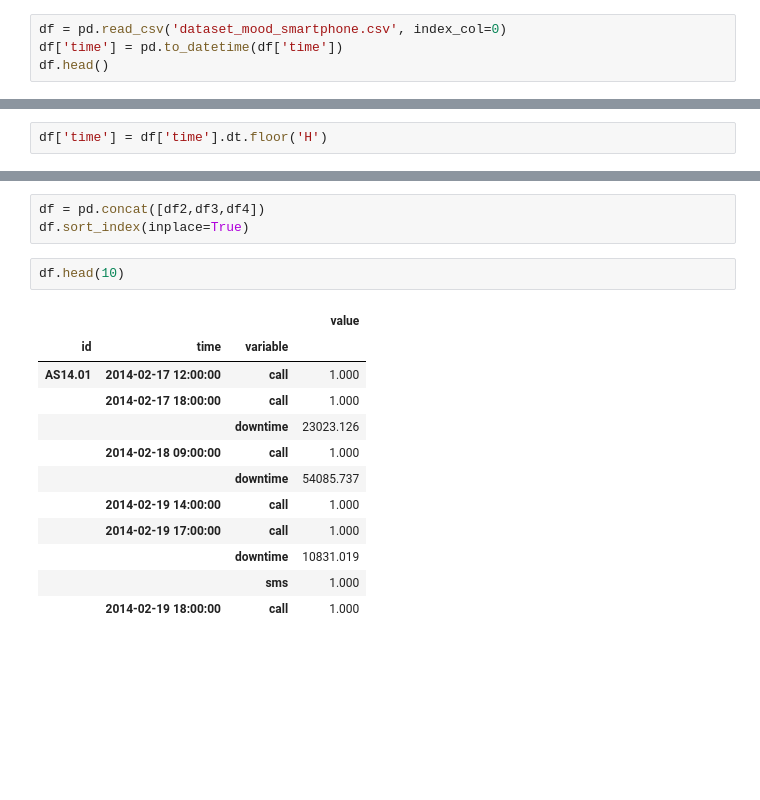
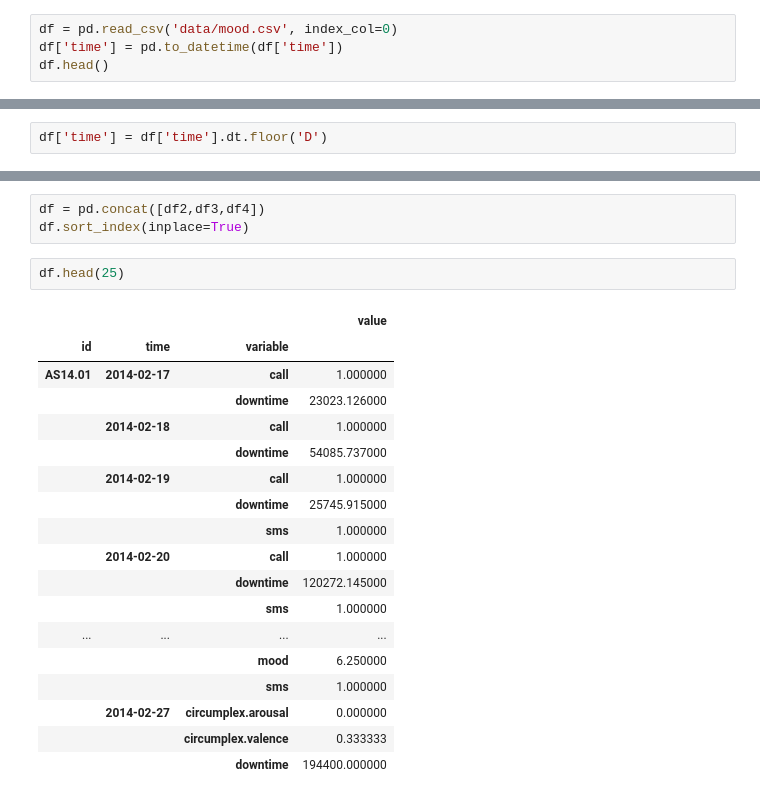
Before and after one commit to OlegBEZb/Data_Mining_assignment_1, a Jupyter notebook: Feature_Engineering.ipynb, the cells around one changed output, grey strips where cells are left out. Drawn from its saved outputs; the diff is of its cells as text; blank space fills up the shorter version.

```diff
--- a/Feature_Engineering.ipynb
+++ b/Feature_Engineering.ipynb
@@ -9,7 +9,7 @@ group by labels (mood) and not hourly
 # %% [markdown]
 # Feature Engineering
 # %%
-df = pd.read_csv('dataset_mood_smartphone.csv', index_col=0)
+df = pd.read_csv('data/mood.csv', index_col=0)
 df['time'] = pd.to_datetime(df['time'])
 df.head()
 # %% [output]
@@ -87,7 +87,7 @@ downtime
 # %%
 df = pd.concat([df,downtime]).sort_values(['id', 'time'])
 # %%
-df['time'] = df['time'].dt.floor('H')
+df['time'] = df['time'].dt.floor('D')
 # %% [markdown]
 maybe instead of flooring time use only timestamps of mood so that we have labels and aggregate data between entries for mood
 # %%
@@ -103,17 +103,23 @@ df4 = df[df['variable'].isin(categorical)].groupby(['id', 'time', 'variable']).m
 df = pd.concat([df2,df3,df4])
 df.sort_index(inplace=True)
 # %%
-df.head(10)
+df.head(25)
 # %% [output]
 |  |  |  | value |
 | id | time | variable |  |
-| AS14.01 | 2014-02-17 12:00:00 | call | 1.000 |
-|  | 2014-02-17 18:00:00 | call | 1.000 |
-|  |  | downtime | 23023.126 |
-|  | 2014-02-18 09:00:00 | call | 1.000 |
-|  |  | downtime | 54085.737 |
-|  | 2014-02-19 14:00:00 | call | 1.000 |
-|  | 2014-02-19 17:00:00 | call | 1.000 |
-|  |  | downtime | 10831.019 |
-|  |  | sms | 1.000 |
-|  | 2014-02-19 18:00:00 | call | 1.000 |
+| AS14.01 | 2014-02-17 | call | 1.000000 |
+|  |  | downtime | 23023.126000 |
+|  | 2014-02-18 | call | 1.000000 |
+|  |  | downtime | 54085.737000 |
+|  | 2014-02-19 | call | 1.000000 |
+|  |  | downtime | 25745.915000 |
+|  |  | sms | 1.000000 |
+|  | 2014-02-20 | call | 1.000000 |
+|  |  | downtime | 120272.145000 |
+|  |  | sms | 1.000000 |
+| ... | ... | ... | ... |
+|  |  | mood | 6.250000 |
+|  |  | sms | 1.000000 |
+|  | 2014-02-27 | circumplex.arousal | 0.000000 |
+|  |  | circumplex.valence | 0.333333 |
+|  |  | downtime | 194400.000000 |
```
Also changed, not shown: parts of 14 cells of this notebook.
